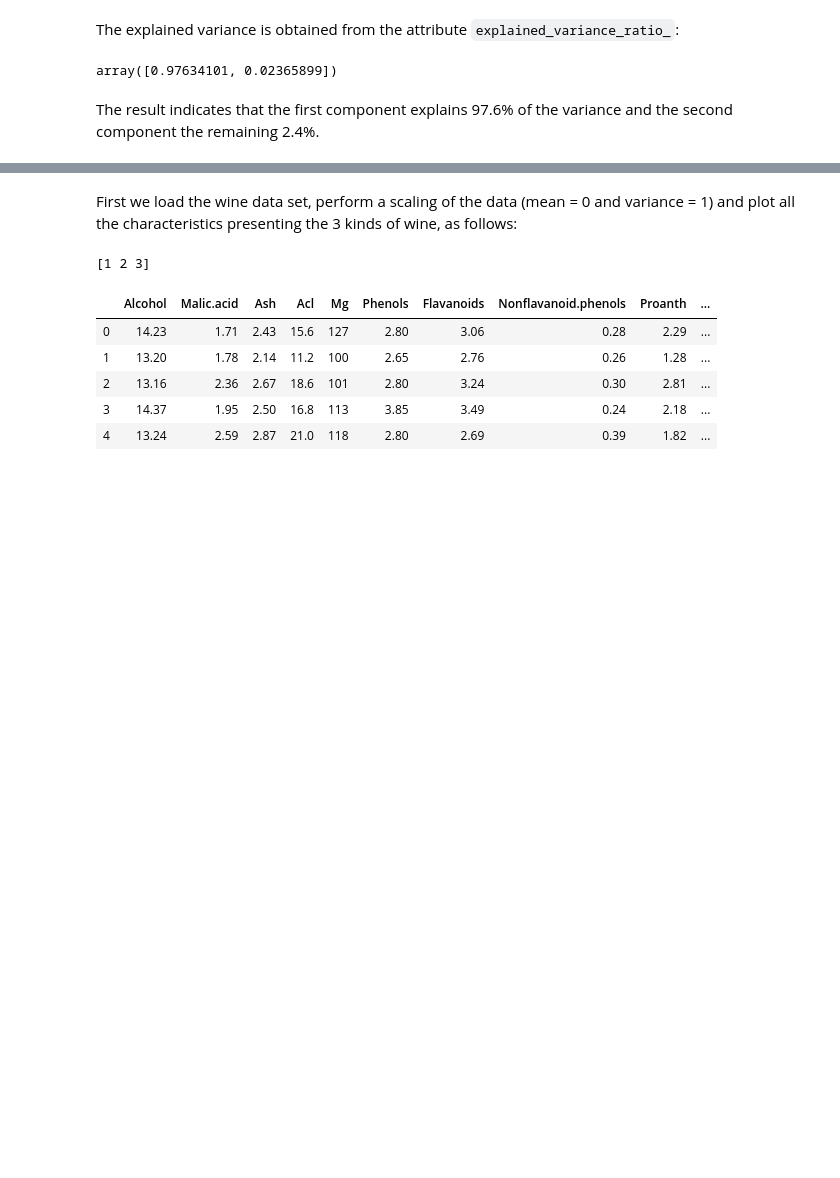
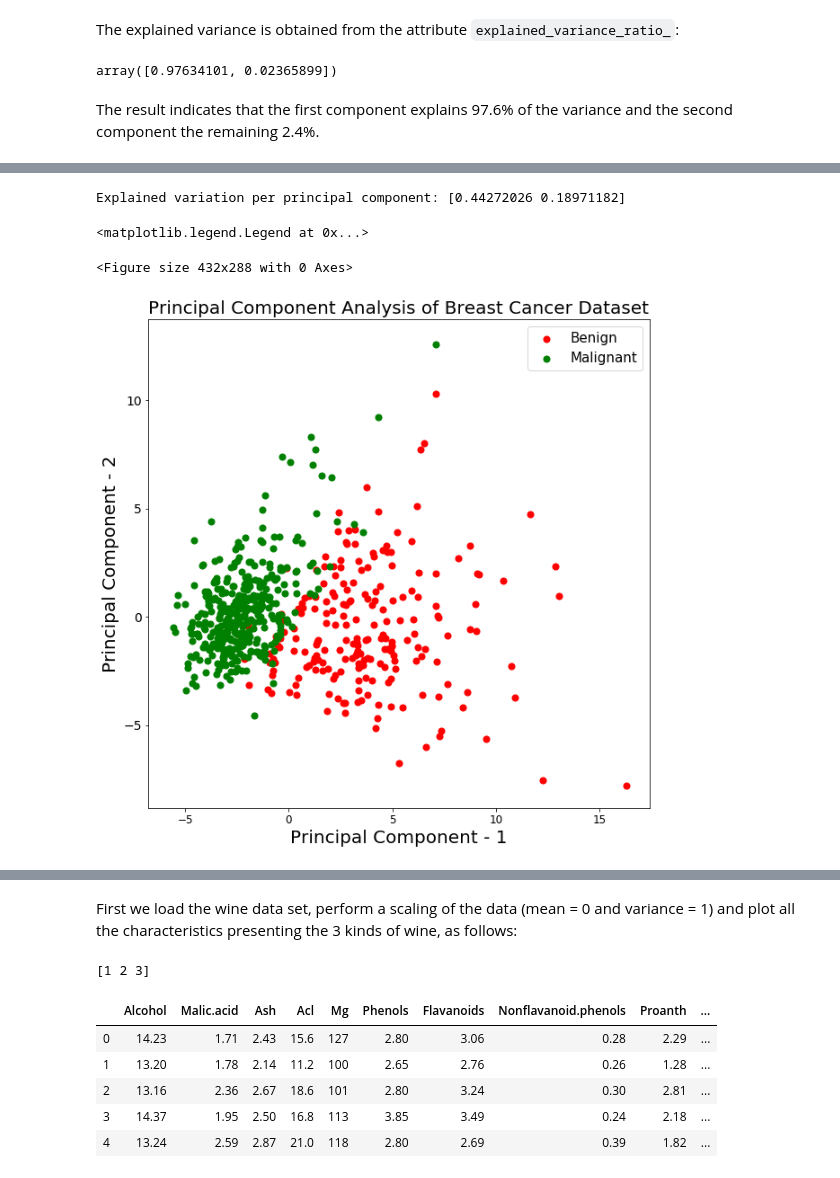
Before and after one commit to TheGlitchCat/Python-Course, a Jupyter notebook: Week 9/04 - Reduction of dimensionality.ipynb, the cells around one changed output, grey strips where cells are left out. Cells and saved outputs as stored; diff of their text form; code cells hidden in the pictures; blank space fills up the shorter version.

```diff
--- a/Week 9/04 - Reduction of dimensionality.ipynb
+++ b/Week 9/04 - Reduction of dimensionality.ipynb
@@ -214,0 +277,3 @@ The result indicates that the first component explains 97.6% of the variance and
+# %%
+df['label'].replace({0:'Benign', 1:'Malignant'},inplace=True)
+df.head()
@@ -214,0 +288,3 @@ The result indicates that the first component explains 97.6% of the variance and
+# %%
+x = df.loc[:, features].values
+x = StandardScaler().fit_transform(x)
@@ -214,0 +303,7 @@ The result indicates that the first component explains 97.6% of the variance and
+# %%
+pca = PCA(n_components=2)
+pca_breast = pca.fit_transform(x)
+# %%
+pca_df = pd.DataFrame(data = pca_breast
+             , columns = ['pc1', 'pc2'])
+pca_df.head()
@@ -214,0 +317,24 @@ The result indicates that the first component explains 97.6% of the variance and
+# %%
+print('Explained variation per principal component: {}'.format(pca.explained_variance_ratio_))
+# %% [output]
+Explained variation per principal component: [0.44272026 0.18971182]
+# %%
+plt.figure()
+plt.figure(figsize=(10,10))
+plt.xticks(fontsize=12)
+plt.yticks(fontsize=14)
+plt.xlabel('Principal Component - 1',fontsize=20)
+plt.ylabel('Principal Component - 2',fontsize=20)
+plt.title("Principal Component Analysis of Breast Cancer Dataset",fontsize=20)
+targets = ['Benign', 'Malignant']
+colors = ['r', 'g']
+for target, color in zip(targets,colors):
+    indicesToKeep = df['label'] == target
+    plt.scatter(pca_df.loc[indicesToKeep, 'pc1']
+               , pca_df.loc[indicesToKeep, 'pc2'], c = color, s = 50)
+
+plt.legend(targets,prop={'size': 15})
+# %% [output]
+<matplotlib.legend.Legend at 0x...>
+<Figure size 432x288 with 0 Axes>
+[figure, added]
```
Also changed, not shown: parts of 55 cells of this notebook, 2 other files.
